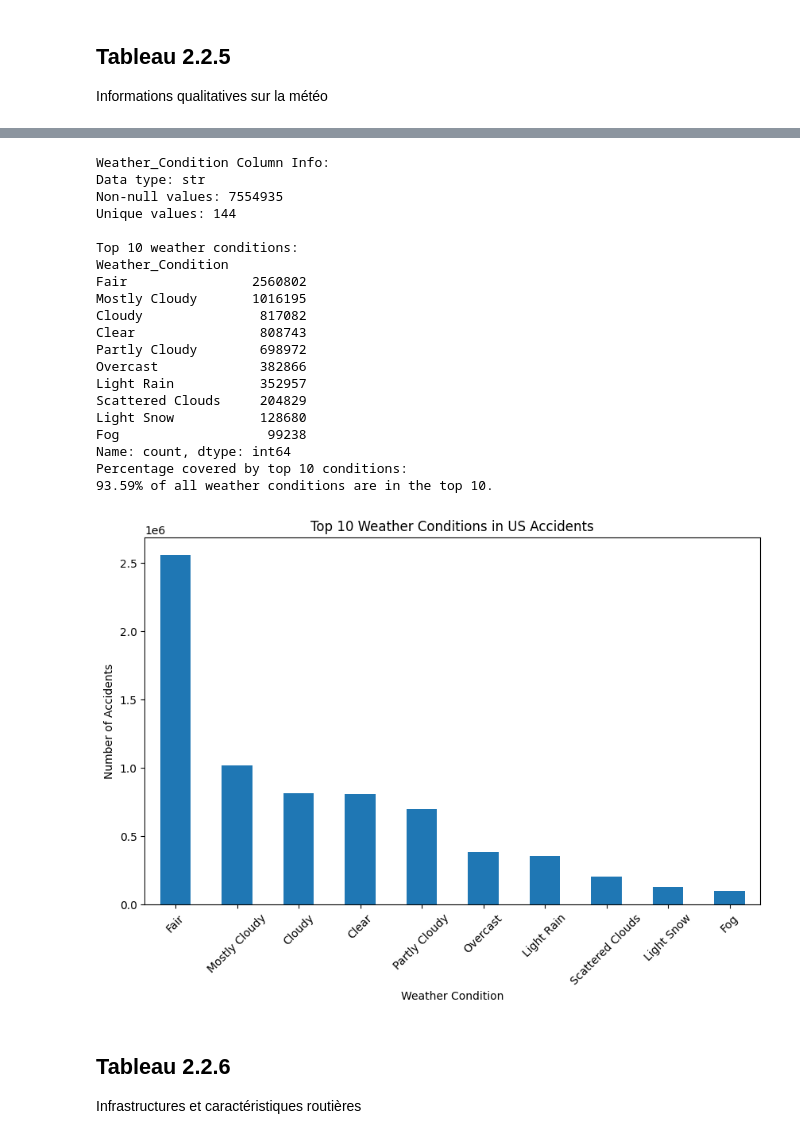
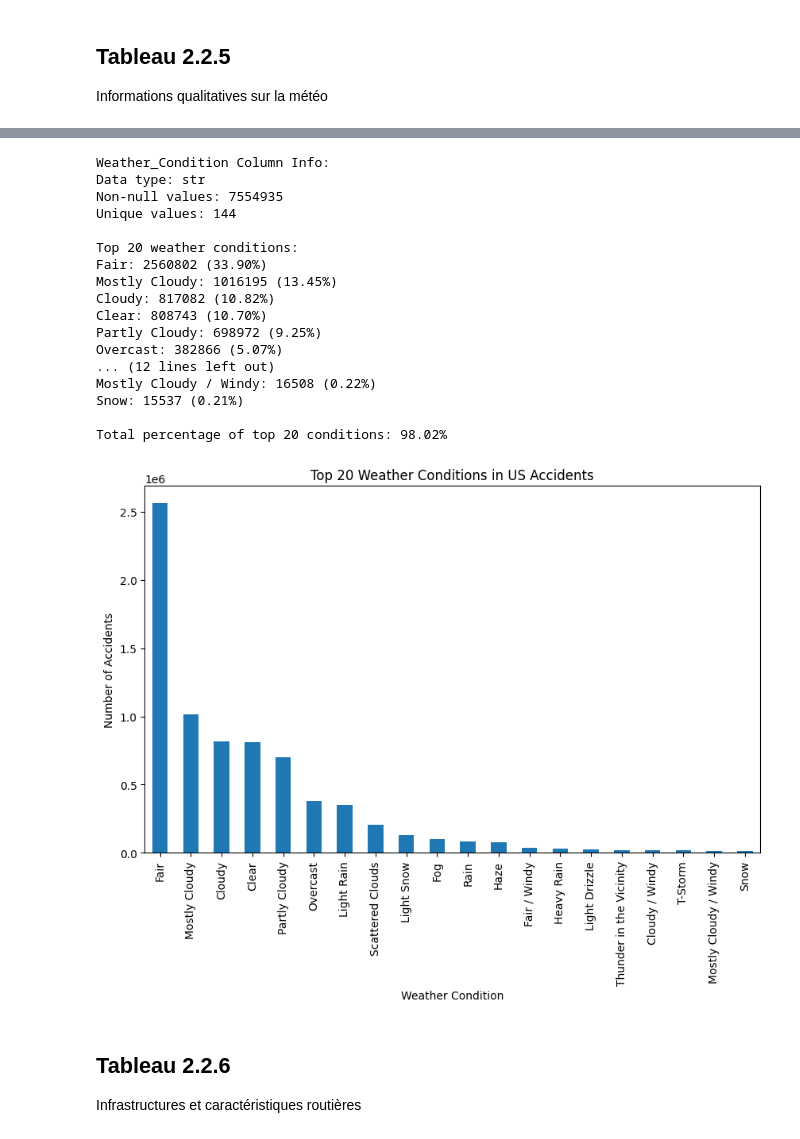
Before and after one commit to peterghadban/INF8808_Projet, a Jupyter notebook: partie_1.ipynb, the cells around one changed output, grey strips where cells are left out. Drawn from its saved outputs; the diff is of its cells as text; code cells hidden in the pictures.

```diff
--- a/partie_1.ipynb
+++ b/partie_1.ipynb
@@ -63,46 +63,45 @@ print("Weather_Condition Column Info:")
 print(f"Data type: {df['Weather_Condition'].dtype}")
 print(f"Non-null values: {df['Weather_Condition'].notna().sum()}")
 print(f"Unique values: {df['Weather_Condition'].nunique()}")
-print("\nTop 10 weather conditions:")
-weather_counts = df['Weather_Condition'].value_counts().head(10)
+print("\nTop 20 weather conditions:")
+weather_counts = df['Weather_Condition'].value_counts().head(20)
 weather_percentages = (weather_counts / df['Weather_Condition'].count()) * 100
 for idx, (count, pct) in enumerate(zip(weather_counts, weather_percentages)):
     print(f"{weather_counts.index[idx]}: {count} ({pct:.2f}%)")
+#Total percentage
+total_percentage = (weather_counts.sum() / df['Weather_Condition'].count()) * 100
+print(f"\nTotal percentage of top 20 conditions: {total_percentage:.2f}%")
 # %% [output]
 Weather_Condition Column Info:
 Data type: str
 Non-null values: 7554935
 Unique values: 144
 
-Top 10 weather conditions:
-Weather_Condition
-Fair                2560802
-Mostly Cloudy       1016195
-Cloudy               817082
-Clear                808743
-Partly Cloudy        698972
-Overcast             382866
-Light Rain           352957
-Scattered Clouds     204829
-Light Snow           128680
-Fog                   99238
-Name: count, dtype: int64
-Percentage covered by top 10 conditions:
-93.59% of all weather conditions are in the top 10.
+Top 20 weather conditions:
+Fair: 2560802 (33.90%)
+Mostly Cloudy: 1016195 (13.45%)
+Cloudy: 817082 (10.82%)
+Clear: 808743 (10.70%)
+Partly Cloudy: 698972 (9.25%)
+Overcast: 382866 (5.07%)
+... (12 lines left out)
+Mostly Cloudy / Windy: 16508 (0.22%)
+Snow: 15537 (0.21%)
+
+Total percentage of top 20 conditions: 98.02%
 # %%
 #visualize the distribution of weather conditions
 import matplotlib.pyplot as plt
 
-top_conditions = df['Weather_Condition'].value_counts().head(10)
+top_conditions = df['Weather_Condition'].value_counts().head(20)
 plt.figure(figsize=(10, 6))
 top_conditions.plot(kind='bar')
-plt.title('Top 10 Weather Conditions in US Accidents')
+plt.title('Top 20 Weather Conditions in US Accidents')
 plt.xlabel('Weather Condition')
 plt.ylabel('Number of Accidents')
-plt.xticks(rotation=45)
 plt.show()
 # %% [output]
-[figure, old version]
+[figure, new version]
 # %% [markdown]
 ## Tableau 2.2.6
 Infrastructures et caractéristiques routières
```
Also changed, not shown: parts of 9 cells of this notebook.
